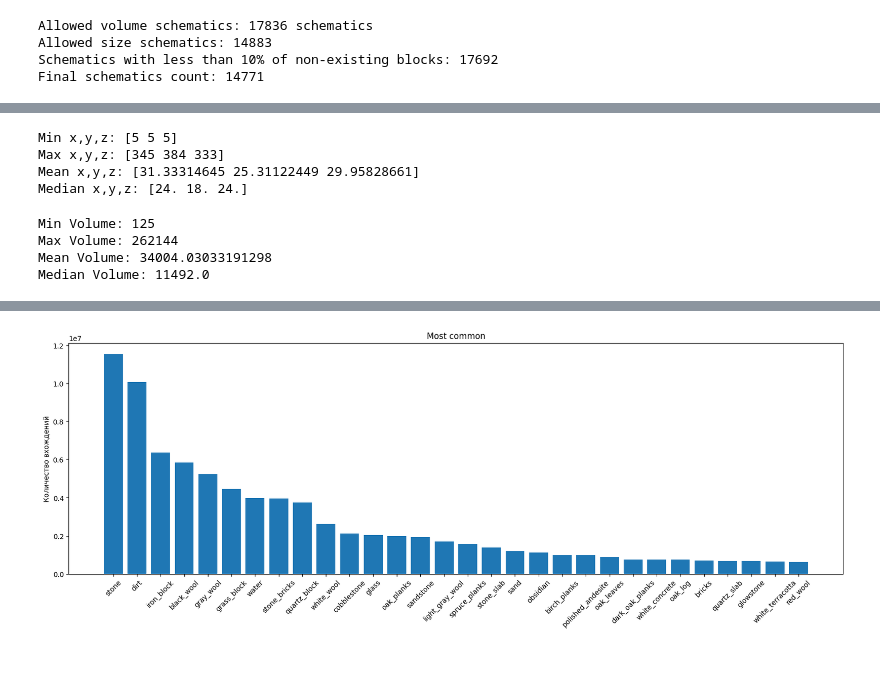
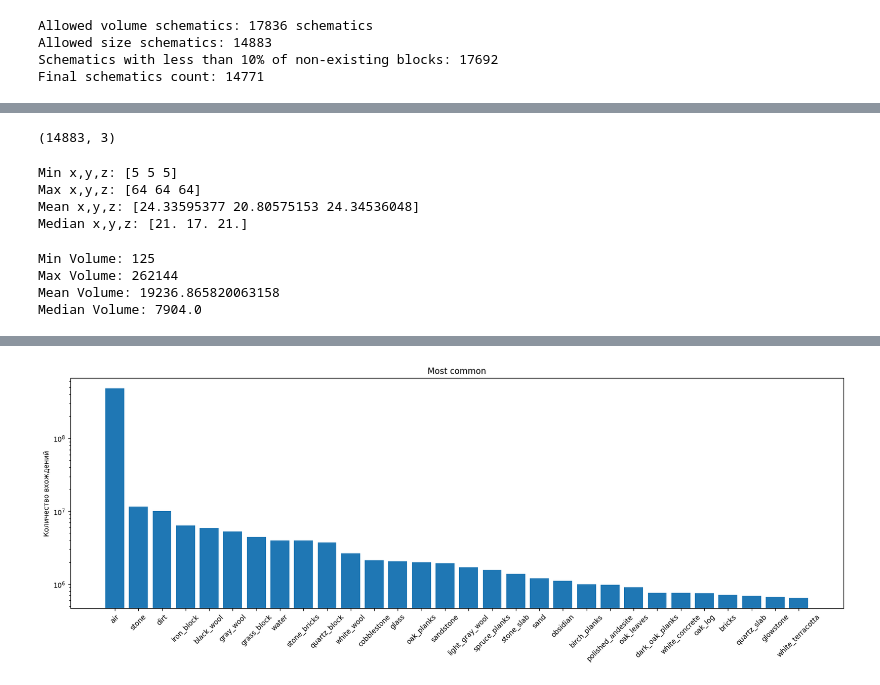
Before and after one commit to oleja1shpep/DiffusionCraft, a Jupyter notebook: src/notebooks/stats.ipynb, the cells around one changed output, grey strips where cells are left out. Drawn from its saved outputs; the diff is of its cells as text; code cells hidden in the pictures.

```diff
--- a/src/notebooks/stats.ipynb
+++ b/src/notebooks/stats.ipynb
@@ -1658,15 +1665,19 @@ plt.hist(non_existing_blocks_fraction, bins=30);
+# %%
+new_shapes.shape
+# %% [output]
+(14883, 3)
 # %%
-print(f"Min x,y,z: {shapes.min(axis = 0)}")
-print(f"Max x,y,z: {shapes.max(axis = 0)}")
-print(f"Mean x,y,z: {shapes.mean(axis = 0)}")
-print(f"Median x,y,z: {np.median(shapes,axis=0)}")
+print(f"Min x,y,z: {new_shapes.min(axis = 0)}")
+print(f"Max x,y,z: {new_shapes.max(axis = 0)}")
+print(f"Mean x,y,z: {new_shapes.mean(axis = 0)}")
+print(f"Median x,y,z: {np.median(new_shapes,axis=0)}")
 # %% [output]
 Min x,y,z: [5 5 5]
-Max x,y,z: [345 384 333]
-Mean x,y,z: [31.33314645 25.31122449 29.95828661]
-Median x,y,z: [24. 18. 24.]
+Max x,y,z: [64 64 64]
+Mean x,y,z: [24.33595377 20.80575153 24.34536048]
+Median x,y,z: [21. 17. 21.]
 # %%
-volumes: np.ndarray = np.prod(shapes, axis=1)
+volumes: np.ndarray = np.prod(new_shapes, axis=1)
 
 print(f"Min Volume: {volumes.min()}")
 print(f"Max Volume: {volumes.max()}")
@@ -1675,8 +1686,8 @@ print(f"Median Volume: {np.median(volumes)}")
 # %% [output]
 Min Volume: 125
 Max Volume: 262144
-Mean Volume: 34004.03033191298
-Median Volume: 11492.0
+Mean Volume: 19236.865820063158
+Median Volume: 7904.0
 # %%
 print(f"Uniqie blocks: {len(blocks_counter)}")
 print(f"Total amount: {blocks_counter.total()}")
@@ -1711,33 +1722,33 @@ def show_top_statistics(blocks_counter, limit, ignore_air=True, reversed=False,
 
     statistics = list(blocks_counter.items())
 
     data = sorted(statistics, key=lambda x: -x[1])
 
     if nonzero:
         data = [item for item in data if item[1] != 0]
 
     if ignore_air:
         data = [item for item in data if item[0] != "minecraft:air"]
 
     if reversed:
         data = data[-limit:]
     else:
         data = data[:limit]
 
 
     names = [item[0][item[0].index(":") + 1:] for item in data]
     values = [item[1] for item in data]
 
     ax.bar(np.arange(len(names)), values)
     ax.set_xticks(np.arange(len(names)), names, rotation=45)
     ax.set_title(title)
     ax.set_ylabel("Количество вхождений")
-    # ax.set_yscale("log")
+    ax.set_yscale("log")
 
 fig, ax = plt.subplots(1, 1, figsize=(20, 6))
 
 # show_top_statistics(blocks_counter, 300, reversed=True, nonzero=False, ax=ax[0], title="Least common")
 # show_top_statistics(blocks_counter, 30, reversed=True, nonzero=True, ax=ax, title="Least common (ненулевые вхождения)")
-show_top_statistics(blocks_counter, 30, reversed=False, nonzero=False, ax=ax, title="Most common")
+show_top_statistics(blocks_counter, 30, reversed=False, nonzero=False, ax=ax, title="Most common", ignore_air=False)
 # %% [output]
-[figure, old version]
+[figure, new version]
```
Also changed, not shown: parts of 6 cells of this notebook, 11 other files.
